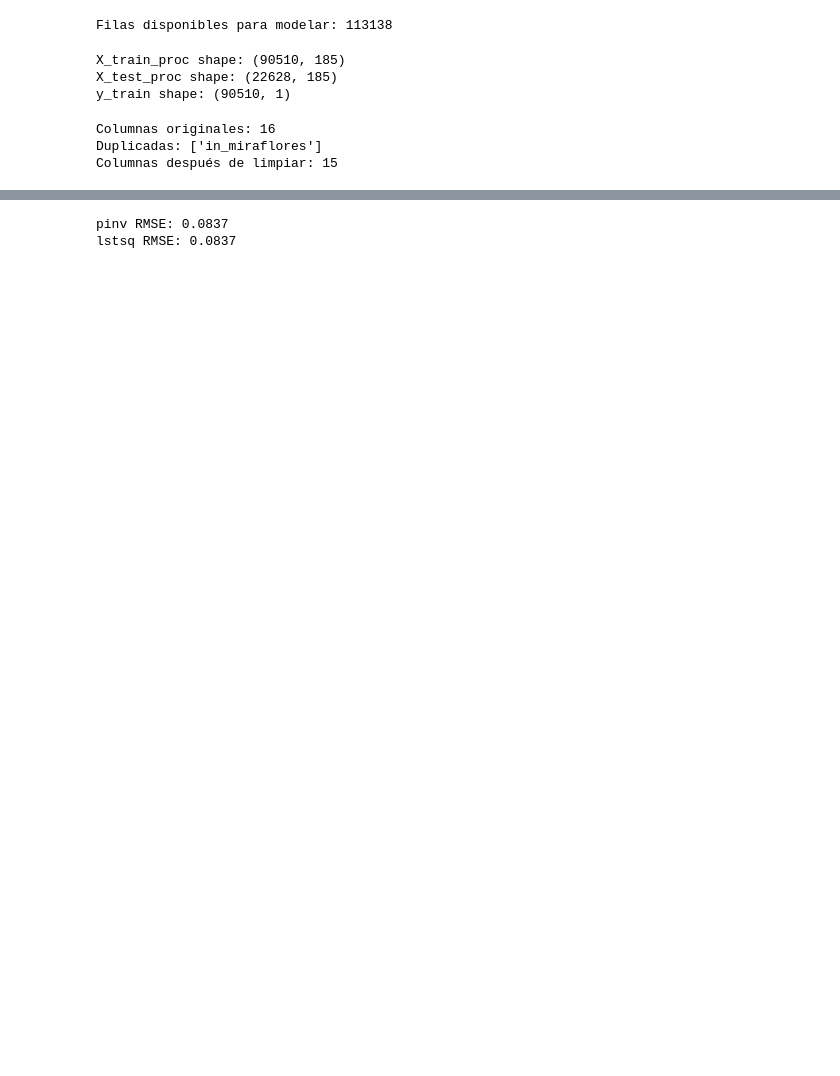
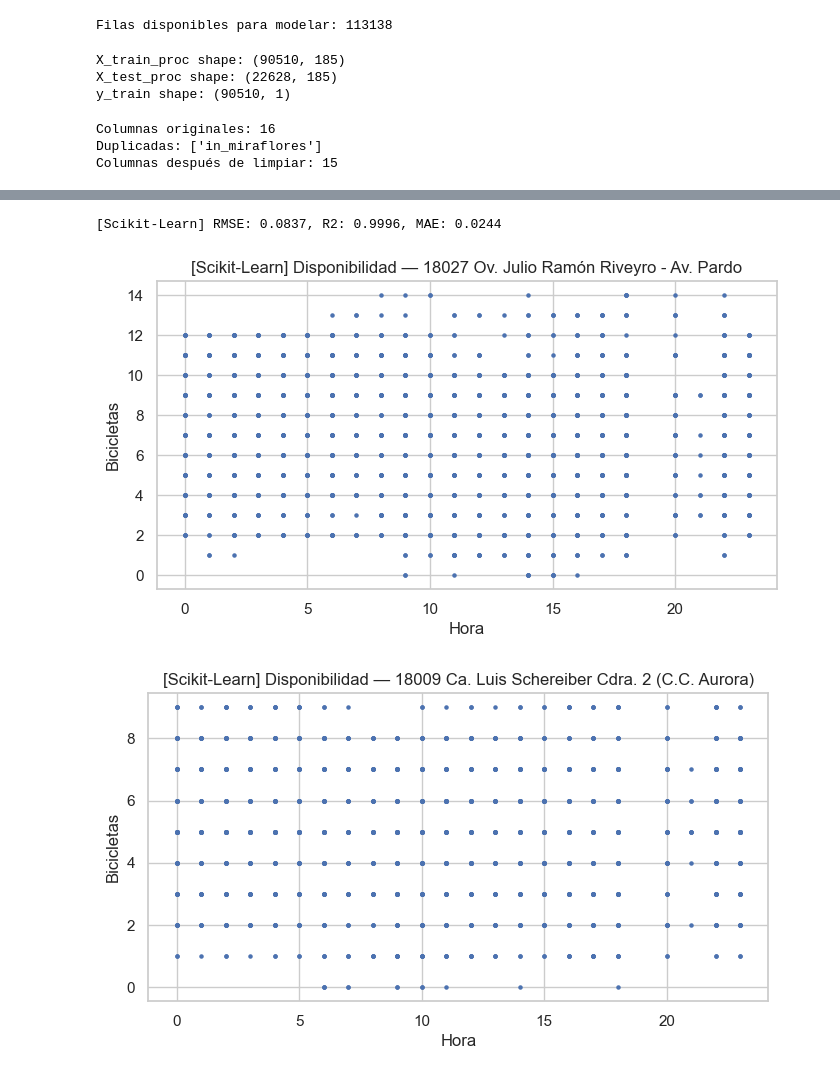
Before and after one commit to Dilan140402/City_Bike_Lima-, a Jupyter notebook: PC3_ARA/PC3_ARA.ipynb, the cells around one changed output, grey strips where cells are left out. Cells and saved outputs as stored; diff of their text form; code cells hidden in the pictures; blank space fills up the shorter version.

```diff
--- a/PC3_ARA/PC3_ARA.ipynb
+++ b/PC3_ARA/PC3_ARA.ipynb
@@ -476,22 +658,64 @@ Ecuación Normal → RMSE: 6429277709576799232.0000, R2: -2295044920469789351118
 # %%
-# CELDA 8 - Comparar con pinv y lstsq
+# ================================================
+# CELDA 1 — REGRESIÓN LINEAL con Scikit-Learn
+# ================================================
 
-# reconfirmar matrices
-Xb = np.c_[np.ones((X_train_proc.shape[0], 1)), X_train_proc]
-Xb_test = np.c_[np.ones((X_test_proc.shape[0], 1)), X_test_proc]
+import numpy as np
+import matplotlib.pyplot as plt
+from sklearn.linear_model import LinearRegression
+from sklearn.metrics import mean_squared_error, r2_score, mean_absolute_error
 
-# pseudoinversa
-theta_pinv = np.linalg.pinv(Xb) @ y_train_arr
-y_pred_pinv = (Xb_test @ theta_pinv).flatten()
-rmse_pinv = np.sqrt(mean_squared_error(y_test_arr, y_pred_pinv))
+# Modelo Lineal
+lin_reg = LinearRegression()
+lin_reg.fit(X_train_proc, y_train_arr)
 
-# lstsq (SVD)
-theta_lstsq, _, _, _ = np.linalg.lstsq(Xb, y_train_arr, rcond=None)
-y_pred_lstsq = (Xb_test @ theta_lstsq).flatten()
-rmse_lstsq = np.sqrt(mean_squared_error(y_test_arr, y_pred_lstsq))
+# Predicciones
+y_pred_lr = lin_reg.predict(X_test_proc).flatten()
 
-print(f"pinv RMSE: {rmse_pinv:.4f}")
-print(f"lstsq RMSE: {rmse_lstsq:.4f}")
+# Métricas
+rmse_lr = np.sqrt(mean_squared_error(y_test_arr, y_pred_lr))
+r2_lr = r2_score(y_test_arr, y_pred_lr)
+mae_lr = mean_absolute_error(y_test_arr, y_pred_lr)
+
+print(f"[Scikit-Learn] RMSE: {rmse_lr:.4f}, R2: {r2_lr:.4f}, MAE: {mae_lr:.4f}")
+
+# ---- Preparar DF para graficar ----
+X_test_lr = X_test.copy()
+X_test_lr['station_name'] = df.loc[X_test.index, 'station_name'].values
+X_test_lr['hour'] = df.loc[X_test.index, 'hour'].values
+X_test_lr['y_real'] = y_test_arr
+X_test_lr['y_pred'] = y_pred_lr
+
+stations = df['station_name'].unique()[:2]
+target_col = "free_bikes"
+
+# ---- Gráfica de disponibilidad ----
+for station in stations:
+    df_station = df[df['station_name'] == station]
+
+    plt.figure(figsize=(8,4))
+    plt.scatter(df_station['hour'], df_station[target_col], s=5)
+    plt.title(f"[Scikit-Learn] Disponibilidad — {station}")
+    plt.xlabel("Hora")
+    plt.ylabel("Bicicletas")
+    plt.grid(True)
+    plt.show()
+
+# ---- Gráfica Predicción vs Real ----
+for station in stations:
+    df_pred = X_test_lr[X_test_lr['station_name'] == station]
+
+    plt.figure(figsize=(8,4))
+    plt.scatter(df_pred['hour'], df_pred['y_real'], s=5, label="Real")
+    plt.plot(df_pred['hour'], df_pred['y_pred'], linewidth=2, color="red", label="Predicción")
+
+    plt.title(f"[Scikit-Learn] Predicción vs Real — {station}")
+    plt.xlabel("Hora")
+    plt.ylabel("Bicicletas")
+    plt.legend()
+    plt.grid(True)
+    plt.show()
 # %% [output]
-pinv RMSE: 0.0837
-lstsq RMSE: 0.0837
+[Scikit-Learn] RMSE: 0.0837, R2: 0.9996, MAE: 0.0244
+[figure, added]
+[figure, added]
```
Also changed, not shown: parts of 9 cells of this notebook, 4 other files.
